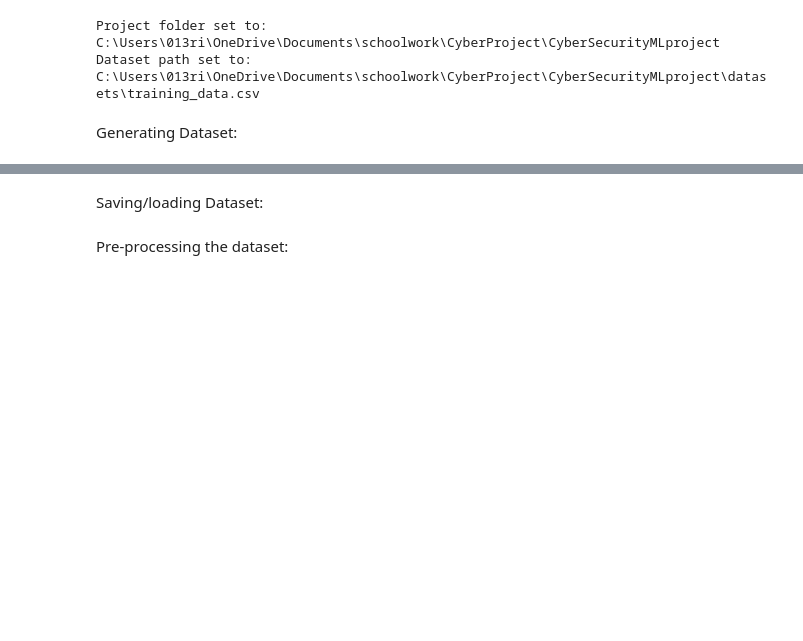
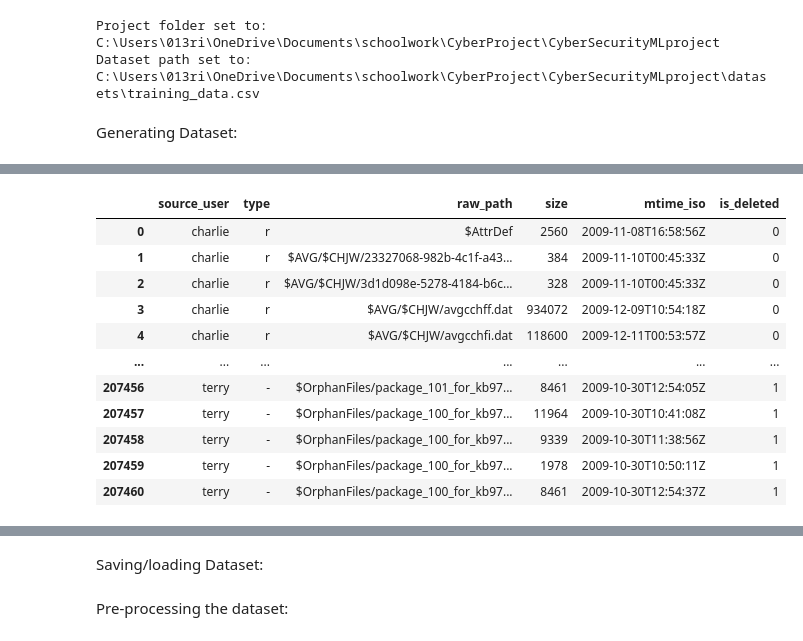
Before and after one commit to Crashededed/ML-Powered_File_Prioritization_Engine, a Jupyter notebook: src/CyberProjectDataset.ipynb, the cells around one changed output, grey strips where cells are left out. Cells and saved outputs as stored; diff of their text form; code cells hidden in the pictures; blank space fills up the shorter version.

Commit message:
trying the m57 patents data for a more realistic dataset

```diff
--- a/src/CyberProjectDataset.ipynb
+++ b/src/CyberProjectDataset.ipynb
@@ -119,0 +124,77 @@ def generate_dataset():
+# %%
+import xml.etree.ElementTree as ET
+import pandas as pd
+import os
+
+def xml_to_raw_csv(xml_files, output_csv="../datasets/m57_raw_dump.csv"):
+    all_rows = []
+
+    for xml_file in xml_files:
+        if not os.path.exists(xml_file):
+            print(f"⚠️ Skipping missing file: {xml_file}")
+            continue
+
+        print(f"Parsing {xml_file}...")
+        try:
+            tree = ET.parse(xml_file)
+            root = tree.getroot()
+
+            source_user = os.path.basename(xml_file).split('-')[0]
+
+            for file_obj in root.findall(".//fileobject"):
+                # --- 1. OPTIMIZATION: Filter Directories Immediately ---
+                ntype = file_obj.find("name_type")
+
+                # 'd' = Directory. We skip these to save massive space.
+                if ntype is not None and ntype.text == 'd':
+                    continue
+
+                row = {}
+                row['source_user'] = source_user
+                row['type'] = ntype.text if ntype is not None else "unknown"
+
+                # --- 2. Extract Data ---
+
+                # Filename (Raw)
+                fname_tag = file_obj.find("filename")
+                if fname_tag is not None:
+                    row['raw_path'] = fname_tag.text
+                else:
+                    continue # Skip objects with no name
+
+                # File Size
+                fsize = file_obj.find("filesize")
+                row['size'] = int(fsize.text) if fsize is not None else 0
+
+                # Timestamps
+                mtime = file_obj.find("mtime")
+                row['mtime_iso'] = mtime.text if mtime is not None else None
+
+                # Flags ('unalloc' = 1 means DELETED file)
+                unalloc = file_obj.find("unalloc")
+                row['is_deleted'] = 1 if (unalloc is not None and unalloc.text == '1') else 0
+
+                all_rows.append(row)
+
+        except Exception as e:
+            print(f"❌ Error parsing {xml_file}: {e}")
+
+    # Convert to DataFrame
+    df = pd.DataFrame(all_rows)
+
+    # Save raw output with BOM for VS Code compatibility
+    df.to_csv(output_csv, index=False, encoding='utf-8-sig')
+    print(f"\n✅ Success! Saved {len(df)} file rows (no directories) to '{output_csv}'")
+    return df
+
+# --- CONFIGURATION ---
+target_files = [
+    "../datasets/charlie-2009-12-11.xml",
+    "../datasets/jo-2009-12-11-002.xml",
+    "../datasets/pat-2009-12-11.xml",
+    "../datasets/terry-2009-12-11-002.xml"
+]
+
+# RUN IT
+xml_to_raw_csv(target_files)
+# %% [output]
@@ -119,0 +207,12 @@ def generate_dataset():
+|  | source_user | type | raw_path | size | mtime_iso | is_deleted |
+| 0 | charlie | r | $AttrDef | 2560 | 2009-11-08T16:58:56Z | 0 |
+| 1 | charlie | r | $AVG/$CHJW/23327068-982b-4c1f-a43... | 384 | 2009-11-10T00:45:33Z | 0 |
+| 2 | charlie | r | $AVG/$CHJW/3d1d098e-5278-4184-b6c... | 328 | 2009-11-10T00:45:33Z | 0 |
+| 3 | charlie | r | $AVG/$CHJW/avgcchff.dat | 934072 | 2009-12-09T10:54:18Z | 0 |
+| 4 | charlie | r | $AVG/$CHJW/avgcchfi.dat | 118600 | 2009-12-11T00:53:57Z | 0 |
+| ... | ... | ... | ... | ... | ... | ... |
+| 207456 | terry | - | $OrphanFiles/package_101_for_kb97... | 8461 | 2009-10-30T12:54:05Z | 1 |
+| 207457 | terry | - | $OrphanFiles/package_100_for_kb97... | 11964 | 2009-10-30T10:41:08Z | 1 |
+| 207458 | terry | - | $OrphanFiles/package_100_for_kb97... | 9339 | 2009-10-30T11:38:56Z | 1 |
+| 207459 | terry | - | $OrphanFiles/package_100_for_kb97... | 1978 | 2009-10-30T10:50:11Z | 1 |
+| 207460 | terry | - | $OrphanFiles/package_100_for_kb97... | 8461 | 2009-10-30T12:54:37Z | 1 |
```
Also changed, not shown: parts of 6 cells of this notebook, 2 other files.
